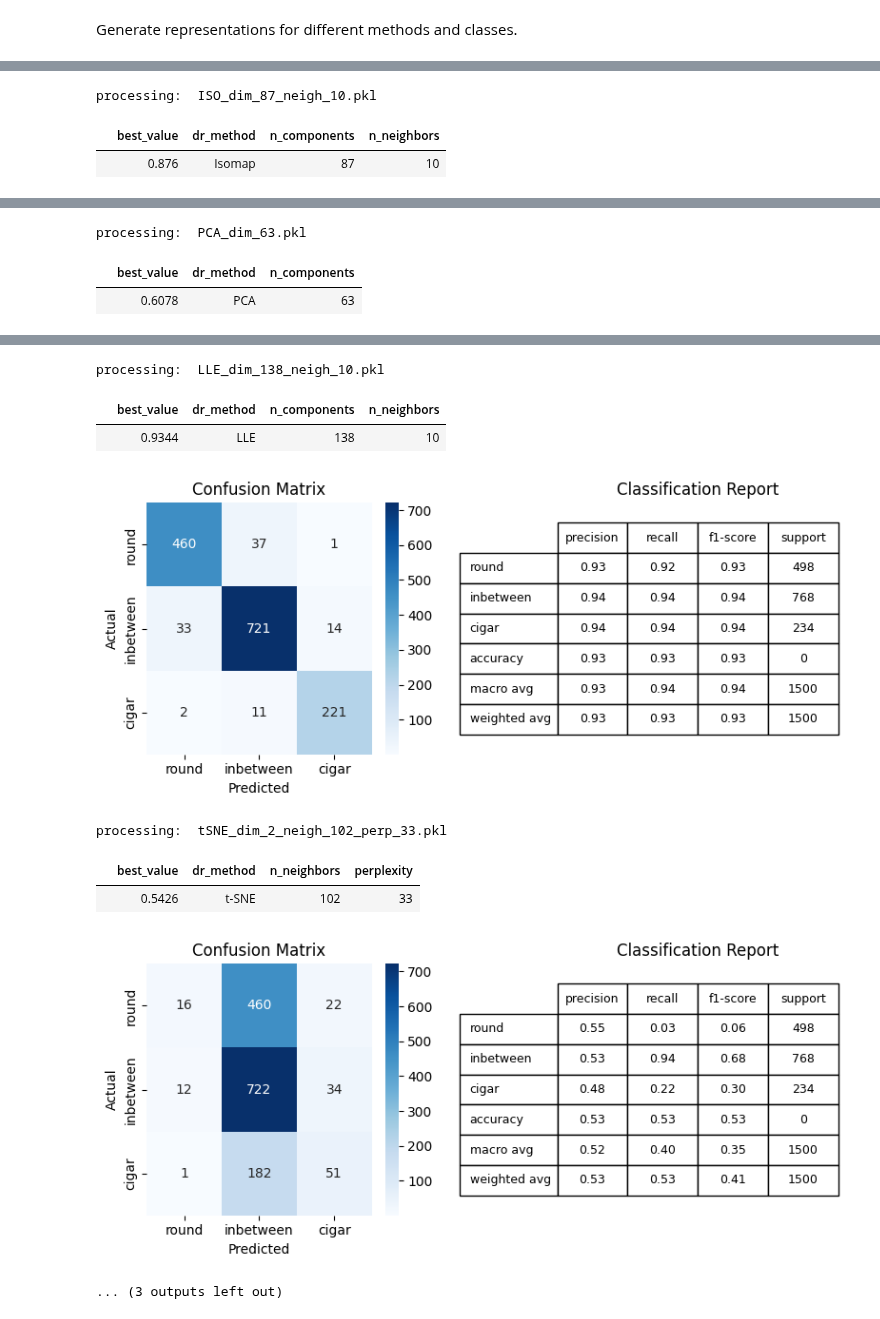
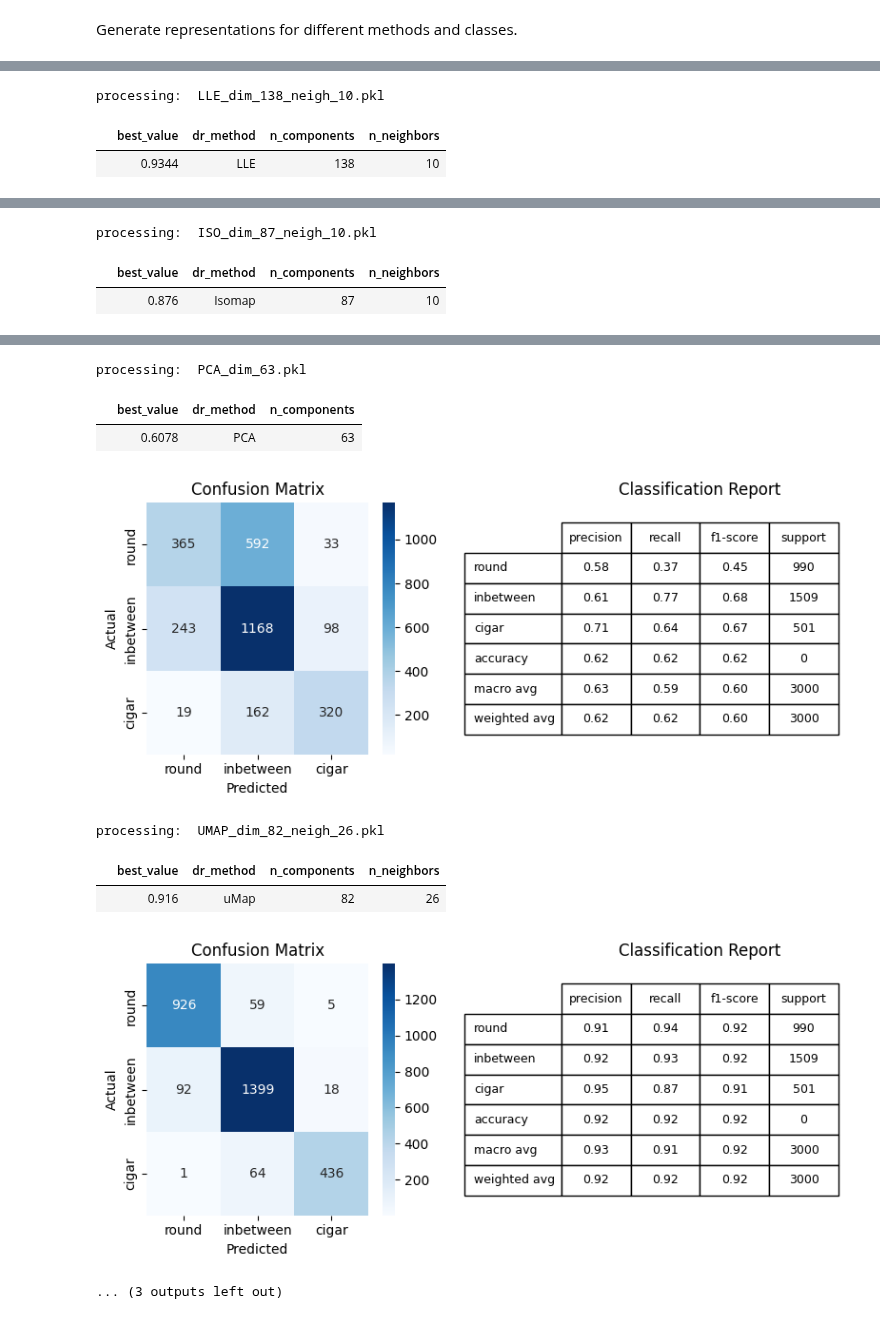
Before and after one commit to mtsizh/galaxy-morphology-manifold-learning, a Jupyter notebook: find_best_reduction_parameters.ipynb, the cells around one changed output, grey strips where cells are left out. Drawn from its saved outputs; the diff is of its cells as text; code cells hidden in the pictures.

```diff
--- a/find_best_reduction_parameters.ipynb
+++ b/find_best_reduction_parameters.ipynb
@@ -243,7 +251,7 @@ classes_arr_file = os.path.join(reports_folder, 'classes.npy')
 class_map = {1: 'round', 2: 'inbetween', 3: 'cigar'}
 #class_map = {4: 'edge on', 5: 'edge off'}
 #class_map = {6: 'smooth', 7: 'featured'}
-n_bootstrap_samples = 5000
+n_bootstrap_samples = 10000
 
 
 def load_images():
@@ -374,7 +402,8 @@ def draw_heatmap_with_info(y_test, y_pred, width, height, clsnames):
     cm_df = pd.DataFrame(cm, index=list(clsnames.values()), columns=list(clsnames.values()))
     cm_arr = cm_df.to_numpy()
 
-    class_report = classification_report(y_test, y_pred, output_dict=True, target_names=list(clsnames.values()))
+    class_report = classification_report(y_test, y_pred, output_dict=True,
+                                         target_names=list(clsnames.values()), zero_division=1)
     class_report_df = pd.DataFrame(class_report).transpose()
     class_report_df['support'] = class_report_df['support'].astype(int)
 
@@ -432,6 +461,6 @@ for pkl_file in pkl_files:
   print('processing: ', pkl_file)
   process_file(pkl_file)
 # %% [output]
-processing:  ISO_dim_87_neigh_10.pkl
+processing:  LLE_dim_138_neigh_10.pkl
 |  | best_value | dr_method | n_components | n_neighbors |
-|  | 0.876 | Isomap | 87 | 10 |
+|  | 0.9344 | LLE | 138 | 10 |
@@ -439,3 +468,3 @@ processing:  ISO_dim_87_neigh_10.pkl
-processing:  PCA_dim_63.pkl
+processing:  ISO_dim_87_neigh_10.pkl
-|  | best_value | dr_method | n_components |
-|  | 0.6078 | PCA | 63 |
+|  | best_value | dr_method | n_components | n_neighbors |
+|  | 0.876 | Isomap | 87 | 10 |
@@ -443,9 +472,9 @@ processing:  PCA_dim_63.pkl
-processing:  LLE_dim_138_neigh_10.pkl
+processing:  PCA_dim_63.pkl
-|  | best_value | dr_method | n_components | n_neighbors |
-|  | 0.9344 | LLE | 138 | 10 |
+|  | best_value | dr_method | n_components |
+|  | 0.6078 | PCA | 63 |
-[figure, old version]
+[figure, new version]
-processing:  tSNE_dim_2_neigh_102_perp_33.pkl
+processing:  UMAP_dim_82_neigh_26.pkl
-|  | best_value | dr_method | n_neighbors | perplexity |
-|  | 0.5426 | t-SNE | 102 | 33 |
+|  | best_value | dr_method | n_components | n_neighbors |
+|  | 0.916 | uMap | 82 | 26 |
-[figure, old version]
+[figure, new version]
 ... (3 outputs left out)
```
Also changed, not shown: parts of 9 cells of this notebook.
